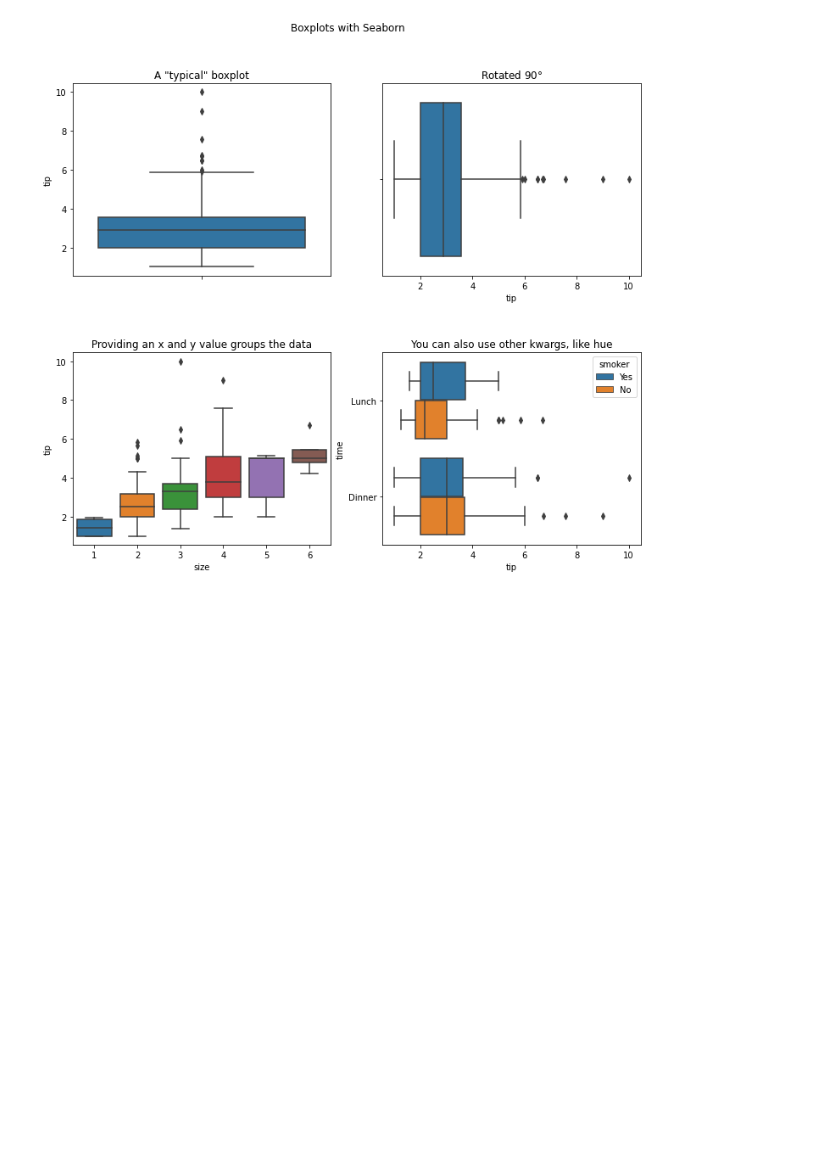
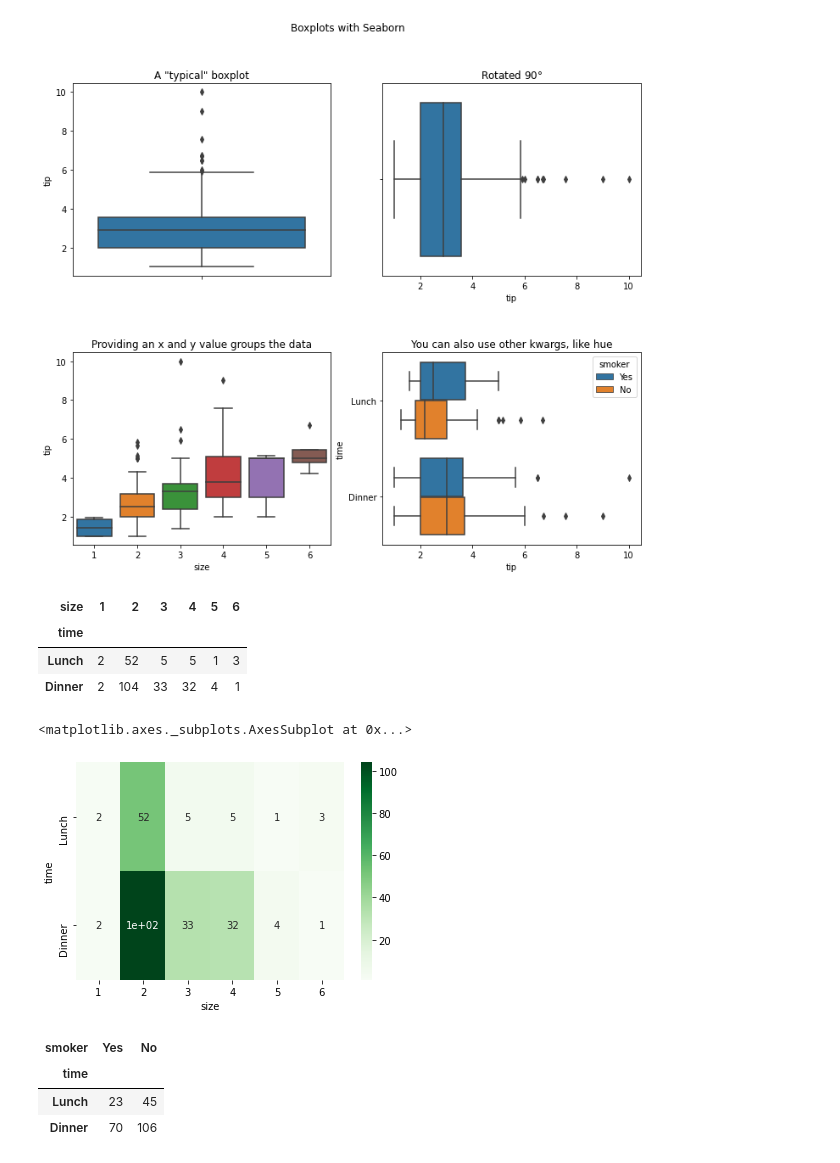
Before and after one commit to CodeupClassroom/darden-data-science-libraries, a Jupyter notebook: seaborn_intro.ipynb, the cells around one changed output. Drawn from its saved outputs; the diff is of its cells as text; code cells hidden in the pictures; blank space fills up the shorter version.

```diff
--- a/seaborn_intro.ipynb
+++ b/seaborn_intro.ipynb
@@ -195,3 +195,27 @@ plt.title('You can also use other kwargs, like hue')
 plt.subplots_adjust(hspace=0.4)
 # %% [output]
 [figure]
+# %%
+## Crosstab of size of table vs. time of day
+
+data = pd.crosstab(tips.time, tips['size'])
+data
+# %% [output]
+| size | 1 | 2 | 3 | 4 | 5 | 6 |
+| time |  |  |  |  |  |  |
+| Lunch | 2 | 52 | 5 | 5 | 1 | 3 |
+| Dinner | 2 | 104 | 33 | 32 | 4 | 1 |
+# %%
+# Feed a heatmap a .crosstab OR a .pivot
+sns.heatmap(data, annot=True, cmap=plt.cm.Greens)
+# %% [output]
+<matplotlib.axes._subplots.AxesSubplot at 0x...>
+[figure, added]
+# %%
+data = pd.crosstab(tips.time, tips.smoker)
+data
+# %% [output]
+| smoker | Yes | No |
+| time |  |  |
+| Lunch | 23 | 45 |
+| Dinner | 70 | 106 |
```
Also changed, not shown: parts of 12 cells of this notebook.
